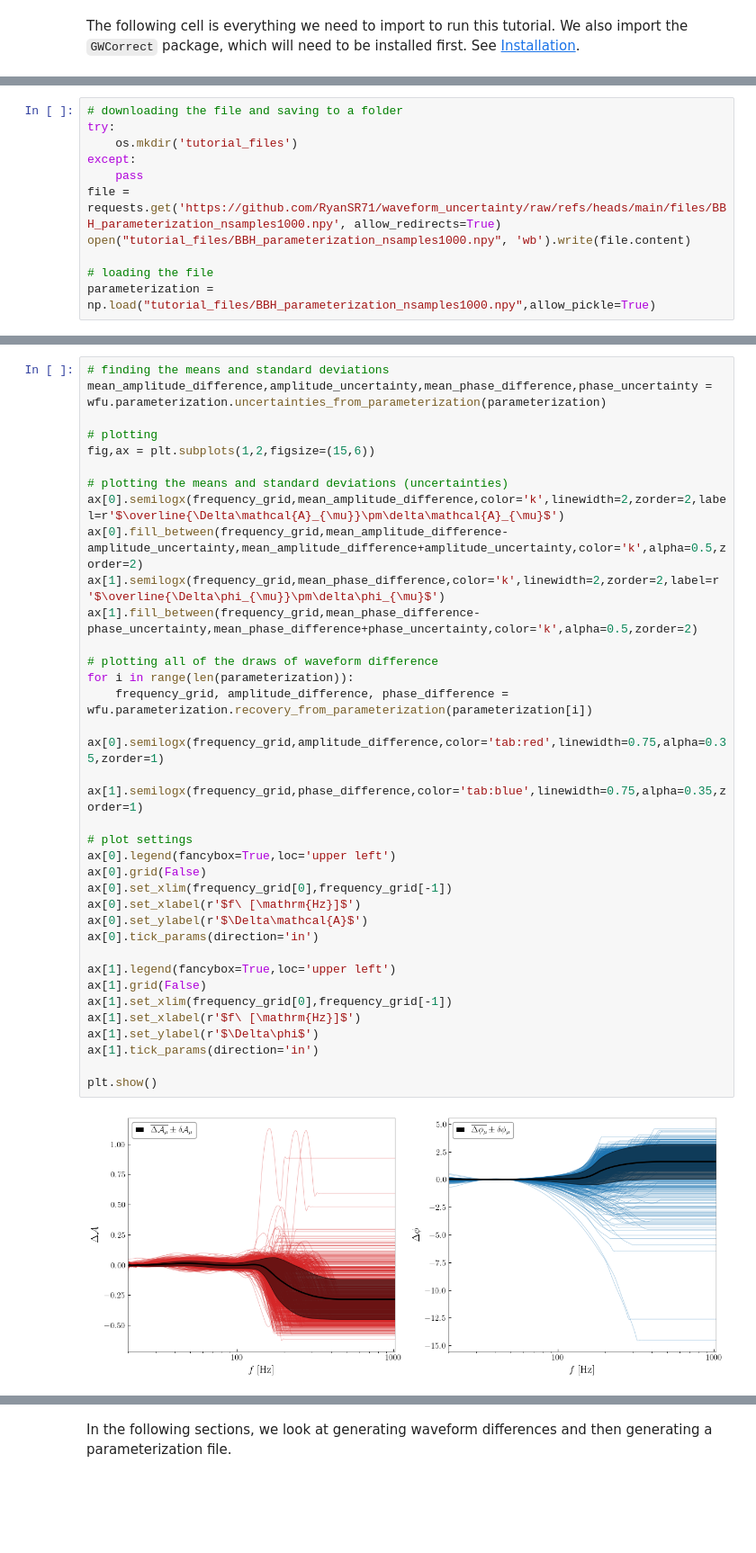
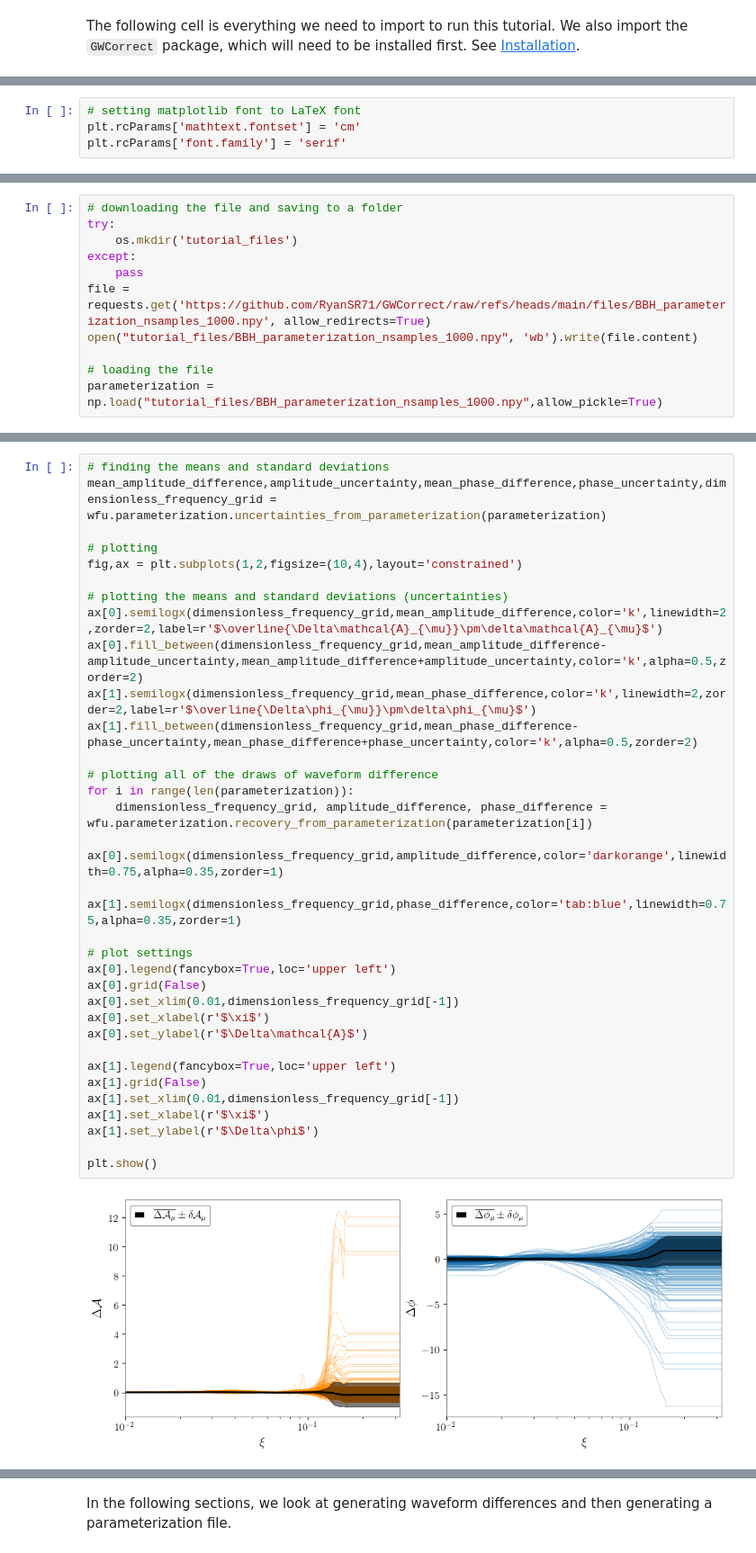
Before and after one commit to RyanSR71/GWCorrect, a Jupyter notebook: docs/source/notebooks/Parameterization_and_Waveform_Differences.ipynb, the cells around one changed output, grey strips where cells are left out. Shown at 90% size. Saved outputs shown, nothing was run; the diff lists cells and outputs as text; blank space fills up the shorter version.

```diff
--- a/docs/source/notebooks/Parameterization_and_Waveform_Differences.ipynb
+++ b/docs/source/notebooks/Parameterization_and_Waveform_Differences.ipynb
@@ -20,4 +15,8 @@ from pesummary.io import read
 import requests
 import pandas
 import GWCorrect.wfu as wfu
+# %%
+# setting matplotlib font to LaTeX font
+plt.rcParams['mathtext.fontset'] = 'cm'
+plt.rcParams['font.family'] = 'serif'
 # %% [markdown]
@@ -30,9 +29,9 @@ try:
     os.mkdir('tutorial_files')
 except:
     pass
-file = requests.get('https://github.com/RyanSR71/waveform_uncertainty/raw/refs/heads/main/files/BBH_parameterization_nsamples1000.npy', allow_redirects=True)
-open("tutorial_files/BBH_parameterization_nsamples1000.npy", 'wb').write(file.content)
+file = requests.get('https://github.com/RyanSR71/GWCorrect/raw/refs/heads/main/files/BBH_parameterization_nsamples_1000.npy', allow_redirects=True)
+open("tutorial_files/BBH_parameterization_nsamples_1000.npy", 'wb').write(file.content)
 
 # loading the file
-parameterization = np.load("tutorial_files/BBH_parameterization_nsamples1000.npy",allow_pickle=True)
+parameterization = np.load("tutorial_files/BBH_parameterization_nsamples_1000.npy",allow_pickle=True)
 # %% [markdown]
@@ -72,37 +97,35 @@ From a parameterization file, we can use `GWCorrect.wfu.parameterization.uncerta
 # %%
 # finding the means and standard deviations
-mean_amplitude_difference,amplitude_uncertainty,mean_phase_difference,phase_uncertainty = wfu.parameterization.uncertainties_from_parameterization(parameterization)
+mean_amplitude_difference,amplitude_uncertainty,mean_phase_difference,phase_uncertainty,dimensionless_frequency_grid = wfu.parameterization.uncertainties_from_parameterization(parameterization)
 
 # plotting
-fig,ax = plt.subplots(1,2,figsize=(15,6))
+fig,ax = plt.subplots(1,2,figsize=(10,4),layout='constrained')
 
 # plotting the means and standard deviations (uncertainties)
-ax[0].semilogx(frequency_grid,mean_amplitude_difference,color='k',linewidth=2,zorder=2,label=r'$\overline{\Delta\mathcal{A}_{\mu}}\pm\delta\mathcal{A}_{\mu}$')
-ax[0].fill_between(frequency_grid,mean_amplitude_difference-amplitude_uncertainty,mean_amplitude_difference+amplitude_uncertainty,color='k',alpha=0.5,zorder=2)
-ax[1].semilogx(frequency_grid,mean_phase_difference,color='k',linewidth=2,zorder=2,label=r'$\overline{\Delta\phi_{\mu}}\pm\delta\phi_{\mu}$')
-ax[1].fill_between(frequency_grid,mean_phase_difference-phase_uncertainty,mean_phase_difference+phase_uncertainty,color='k',alpha=0.5,zorder=2)
+ax[0].semilogx(dimensionless_frequency_grid,mean_amplitude_difference,color='k',linewidth=2,zorder=2,label=r'$\overline{\Delta\mathcal{A}_{\mu}}\pm\delta\mathcal{A}_{\mu}$')
+ax[0].fill_between(dimensionless_frequency_grid,mean_amplitude_difference-amplitude_uncertainty,mean_amplitude_difference+amplitude_uncertainty,color='k',alpha=0.5,zorder=2)
+ax[1].semilogx(dimensionless_frequency_grid,mean_phase_difference,color='k',linewidth=2,zorder=2,label=r'$\overline{\Delta\phi_{\mu}}\pm\delta\phi_{\mu}$')
+ax[1].fill_between(dimensionless_frequency_grid,mean_phase_difference-phase_uncertainty,mean_phase_difference+phase_uncertainty,color='k',alpha=0.5,zorder=2)
 
 # plotting all of the draws of waveform difference
 for i in range(len(parameterization)):
-    frequency_grid, amplitude_difference, phase_difference = wfu.parameterization.recovery_from_parameterization(parameterization[i])
-    ax[0].semilogx(frequency_grid,amplitude_difference,color='tab:red',linewidth=0.75,alpha=0.35,zorder=1)
-    ax[1].semilogx(frequency_grid,phase_difference,color='tab:blue',linewidth=0.75,alpha=0.35,zorder=1)
+    dimensionless_frequency_grid, amplitude_difference, phase_difference = wfu.parameterization.recovery_from_parameterization(parameterization[i])
+    ax[0].semilogx(dimensionless_frequency_grid,amplitude_difference,color='darkorange',linewidth=0.75,alpha=0.35,zorder=1)
+    ax[1].semilogx(dimensionless_frequency_grid,phase_difference,color='tab:blue',linewidth=0.75,alpha=0.35,zorder=1)
 
 # plot settings
 ax[0].legend(fancybox=True,loc='upper left')
 ax[0].grid(False)
-ax[0].set_xlim(frequency_grid[0],frequency_grid[-1])
-ax[0].set_xlabel(r'$f\ [\mathrm{Hz}]$')
+ax[0].set_xlim(0.01,dimensionless_frequency_grid[-1])
+ax[0].set_xlabel(r'$\xi$')
 ax[0].set_ylabel(r'$\Delta\mathcal{A}$')
-ax[0].tick_params(direction='in')
 
 ax[1].legend(fancybox=True,loc='upper left')
 ax[1].grid(False)
-ax[1].set_xlim(frequency_grid[0],frequency_grid[-1])
-ax[1].set_xlabel(r'$f\ [\mathrm{Hz}]$')
+ax[1].set_xlim(0.01,dimensionless_frequency_grid[-1])
+ax[1].set_xlabel(r'$\xi$')
 ax[1].set_ylabel(r'$\Delta\phi$')
-ax[1].tick_params(direction='in')
 
 plt.show()
 # %% [output]
-[figure, old version]
+[figure, new version]
```
Also changed, not shown: parts of 24 cells of this notebook.
